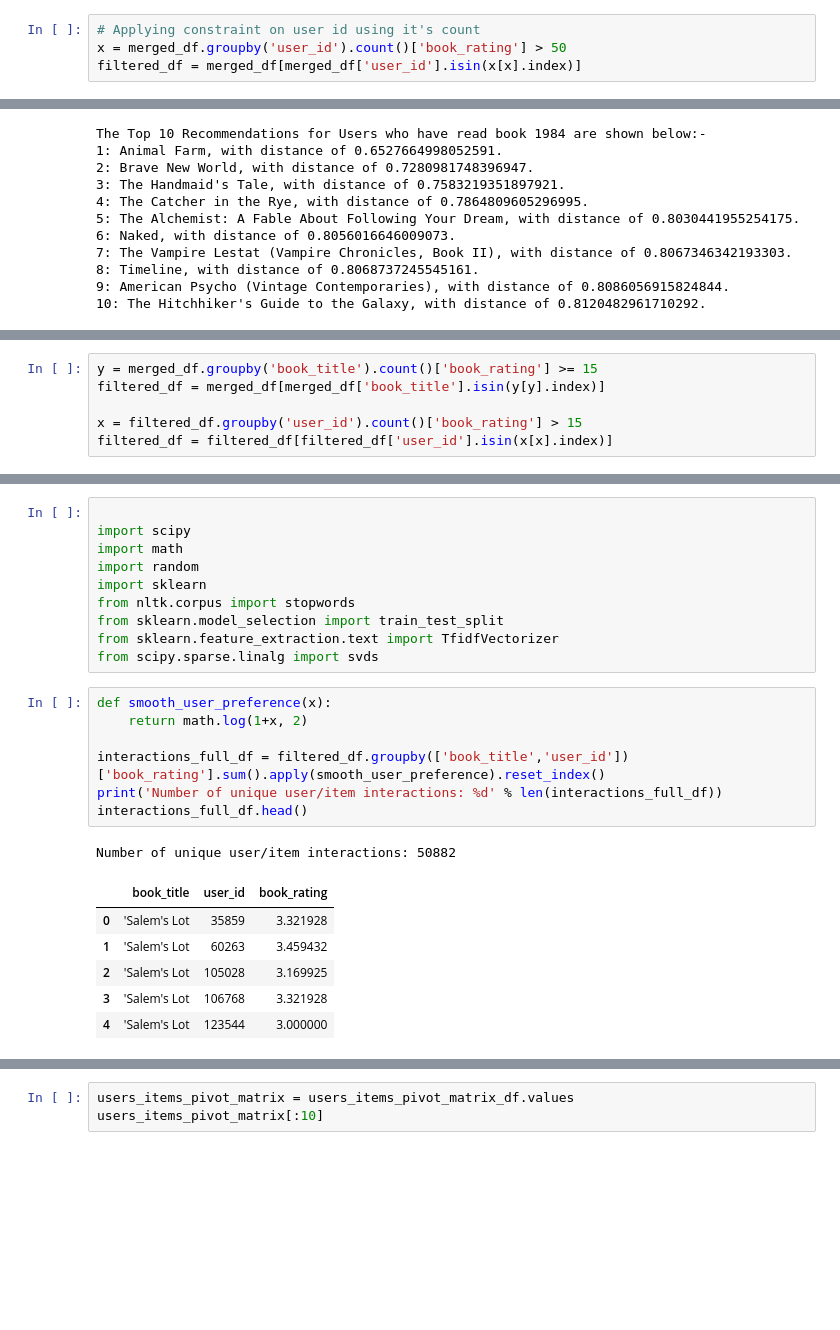
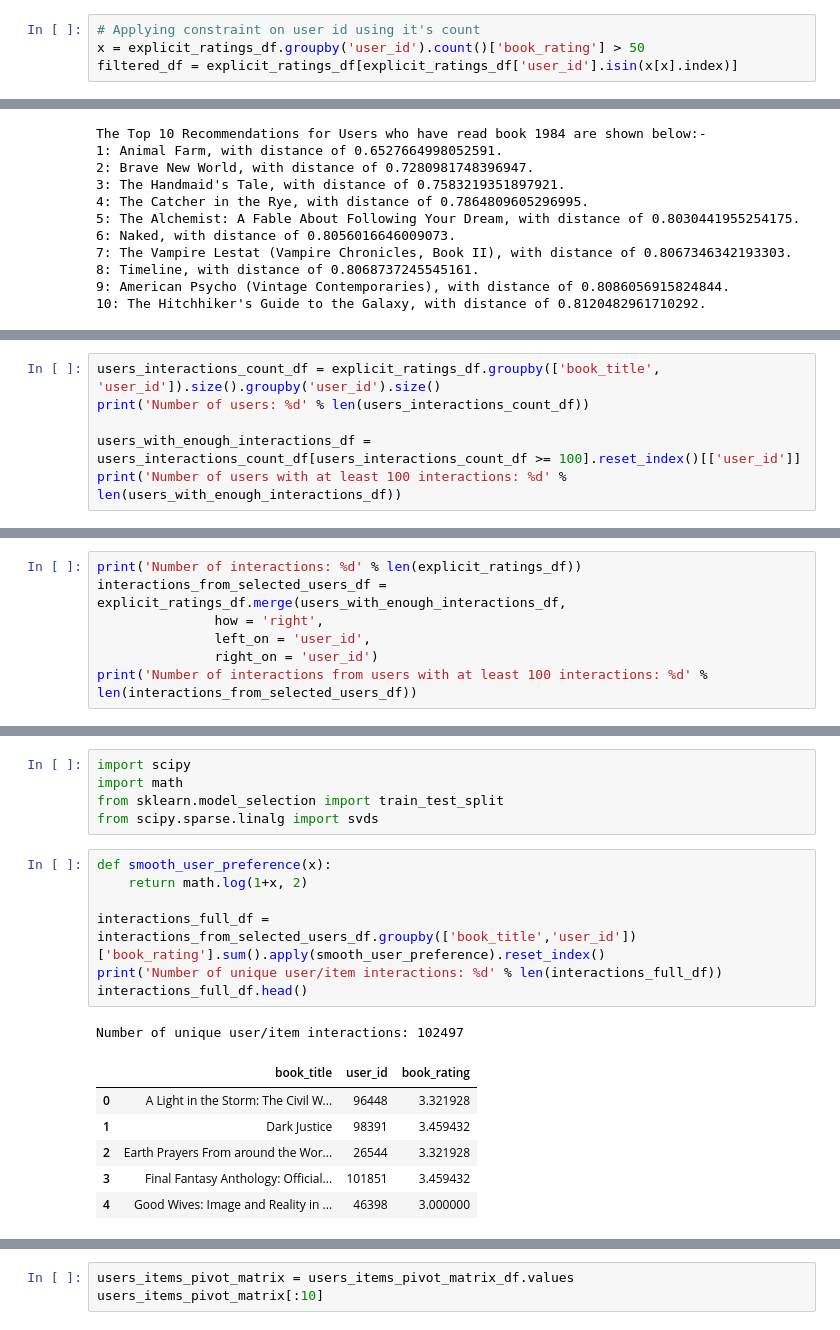
Before and after one commit to sahu-vishal/Book-Recommendation-System, a Jupyter notebook: Book_Recommendation_System.ipynb, the cells around one changed output, grey strips where cells are left out. Drawn from its saved outputs; the diff is of its cells as text; blank space fills up the shorter version.

```diff
--- a/Book_Recommendation_System.ipynb
+++ b/Book_Recommendation_System.ipynb
@@ -555,5 +581,5 @@ popular_df.head(50)
 * Therefore as a general rule of thumb let's consider only those Users who have rated atleast **50** books and only those books which have got atleast **15** ratings.
 # %%
 # Applying constraint on user id using it's count
-x = merged_df.groupby('user_id').count()['book_rating'] > 50
-filtered_df = merged_df[merged_df['user_id'].isin(x[x].index)]
+x = explicit_ratings_df.groupby('user_id').count()['book_rating'] > 50
+filtered_df = explicit_ratings_df[explicit_ratings_df['user_id'].isin(x[x].index)]
@@ -675,6 +689,0 @@ The Top 10 Recommendations for Users who have read book 1984 are shown below:-
-# %%
-y = merged_df.groupby('book_title').count()['book_rating'] >= 15
-filtered_df = merged_df[merged_df['book_title'].isin(y[y].index)]
-
-x = filtered_df.groupby('user_id').count()['book_rating'] > 15
-filtered_df = filtered_df[filtered_df['user_id'].isin(x[x].index)]
@@ -686,0 +694,6 @@ filtered_df = filtered_df[filtered_df['user_id'].isin(x[x].index)]
+# %%
+users_interactions_count_df = explicit_ratings_df.groupby(['book_title', 'user_id']).size().groupby('user_id').size()
+print('Number of users: %d' % len(users_interactions_count_df))
+
+users_with_enough_interactions_df = users_interactions_count_df[users_interactions_count_df >= 100].reset_index()[['user_id']]
+print('Number of users with at least 100 interactions: %d' % len(users_with_enough_interactions_df))
@@ -686,0 +703,7 @@ filtered_df = filtered_df[filtered_df['user_id'].isin(x[x].index)]
+# %%
+print('Number of interactions: %d' % len(explicit_ratings_df))
+interactions_from_selected_users_df = explicit_ratings_df.merge(users_with_enough_interactions_df,
+               how = 'right',
+               left_on = 'user_id',
+               right_on = 'user_id')
+print('Number of interactions from users with at least 100 interactions: %d' % len(interactions_from_selected_users_df))
@@ -687,25 +722,20 @@ filtered_df = filtered_df[filtered_df['user_id'].isin(x[x].index)]
 # %%
-
 import scipy
 import math
-import random
-import sklearn
-from nltk.corpus import stopwords
 from sklearn.model_selection import train_test_split
-from sklearn.feature_extraction.text import TfidfVectorizer
 from scipy.sparse.linalg import svds
 # %%
 def smooth_user_preference(x):
     return math.log(1+x, 2)
 
-interactions_full_df = filtered_df.groupby(['book_title','user_id'])['book_rating'].sum().apply(smooth_user_preference).reset_index()
+interactions_full_df = interactions_from_selected_users_df.groupby(['book_title','user_id'])['book_rating'].sum().apply(smooth_user_preference).reset_index()
 print('Number of unique user/item interactions: %d' % len(interactions_full_df))
 interactions_full_df.head()
 # %% [output]
-Number of unique user/item interactions: 50882
+Number of unique user/item interactions: 102497
 |  | book_title | user_id | book_rating |
-| 0 | 'Salem's Lot | 35859 | 3.321928 |
-| 1 | 'Salem's Lot | 60263 | 3.459432 |
-| 2 | 'Salem's Lot | 105028 | 3.169925 |
-| 3 | 'Salem's Lot | 106768 | 3.321928 |
-| 4 | 'Salem's Lot | 123544 | 3.000000 |
+| 0 | A Light in the Storm: The Civil W... | 96448 | 3.321928 |
+| 1 | Dark Justice | 98391 | 3.459432 |
+| 2 | Earth Prayers From around the Wor... | 26544 | 3.321928 |
+| 3 | Final Fantasy Anthology: Official... | 101851 | 3.459432 |
+| 4 | Good Wives: Image and Reality in ... | 46398 | 3.000000 |
```
Also changed, not shown: parts of 77 cells of this notebook.
